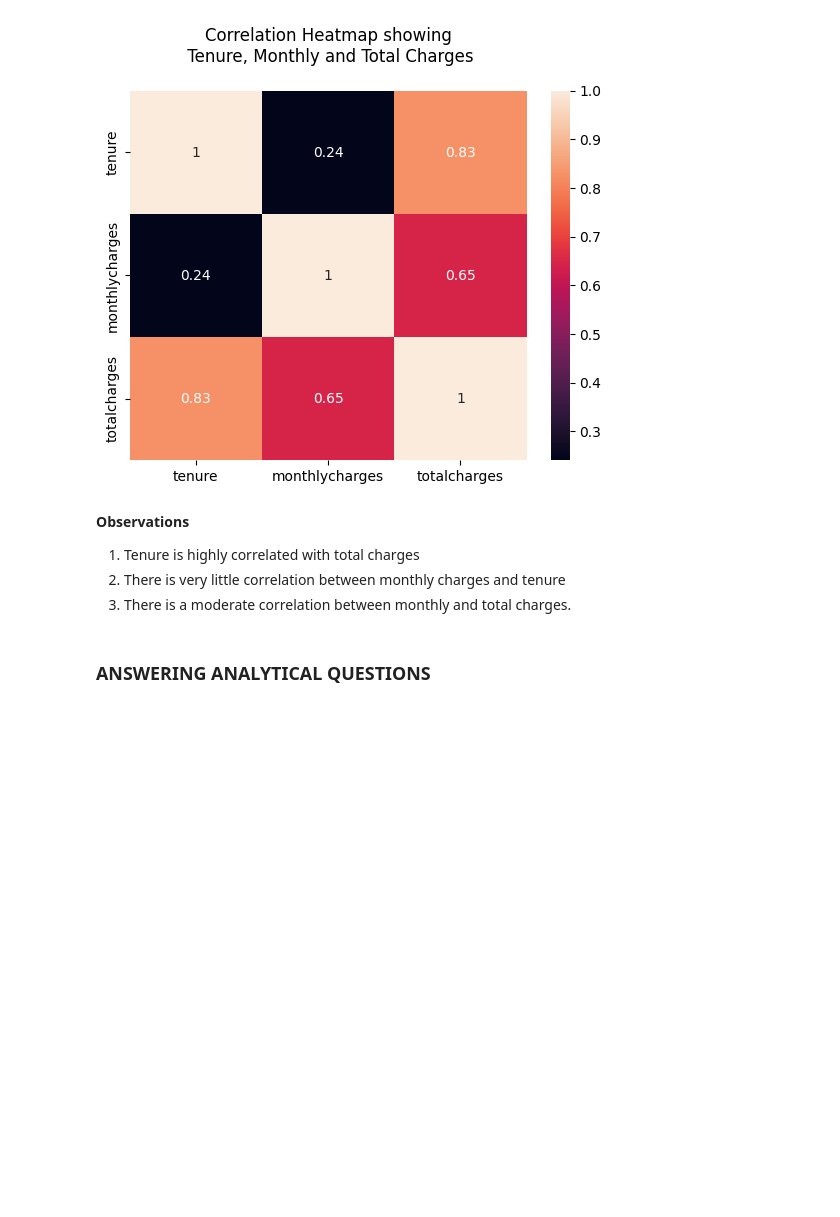
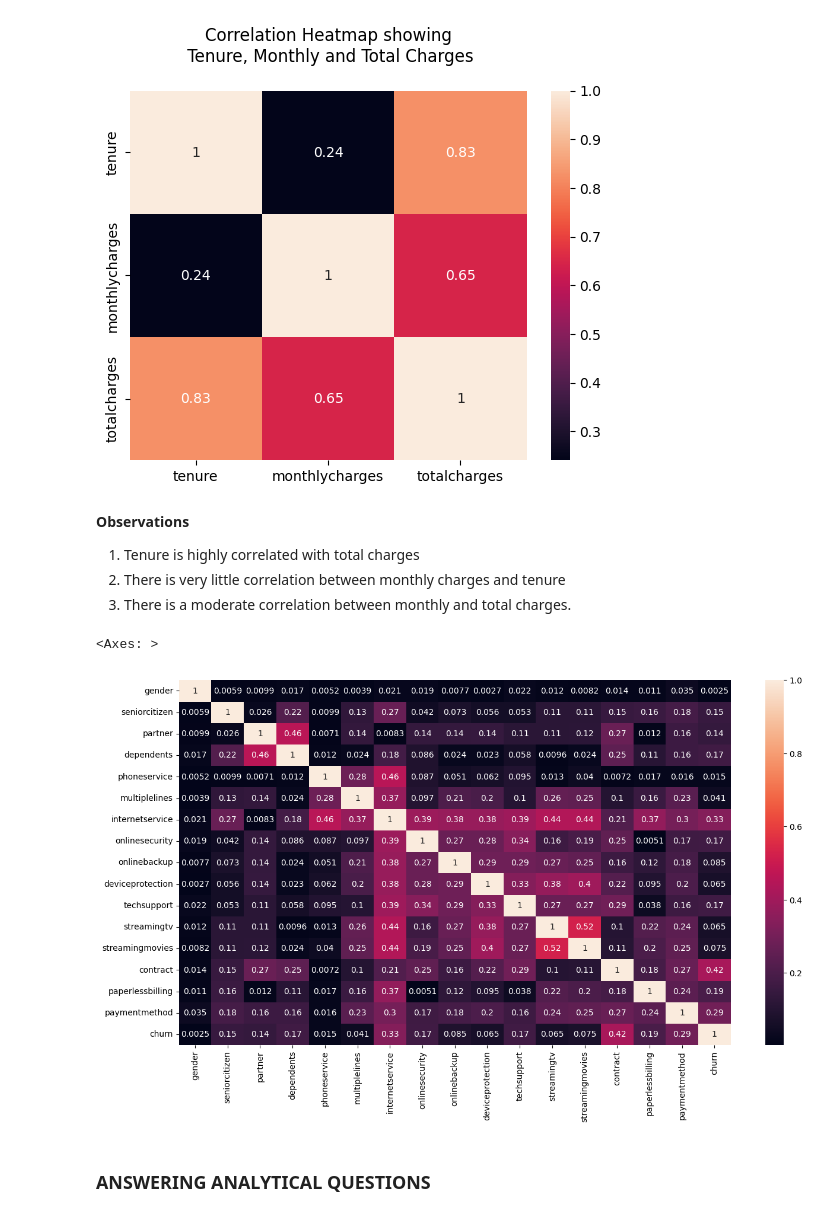
Before and after one commit to Rama-Mwenda/Customer_Churn, a Jupyter notebook: Notebooks/Customer_Churn.ipynb, the cells around one changed output. Drawn from its saved outputs; the diff is of its cells as text; code cells hidden in the pictures; blank space fills up the shorter version.

```diff
--- a/Notebooks/Customer_Churn.ipynb
+++ b/Notebooks/Customer_Churn.ipynb
@@ -730,6 +726,14 @@ plt.show()
 1. Tenure is highly correlated with total charges
 2. There is very little correlation between monthly charges and tenure
 3. There is a moderate correlation between monthly and total charges.
+# %%
+#visual of categorical column correlations
+cramers = am.CramersV(train)
+plt.figure(figsize=(15,8))
+sns.heatmap(data = cramers.fit(), annot=True)
+# %% [output]
+<Axes: >
+[figure, added]
 # %% [markdown]
 ### **ANSWERING ANALYTICAL QUESTIONS**
 # %% [markdown]
```
Also changed, not shown: parts of 7 cells of this notebook, 1 other file.
